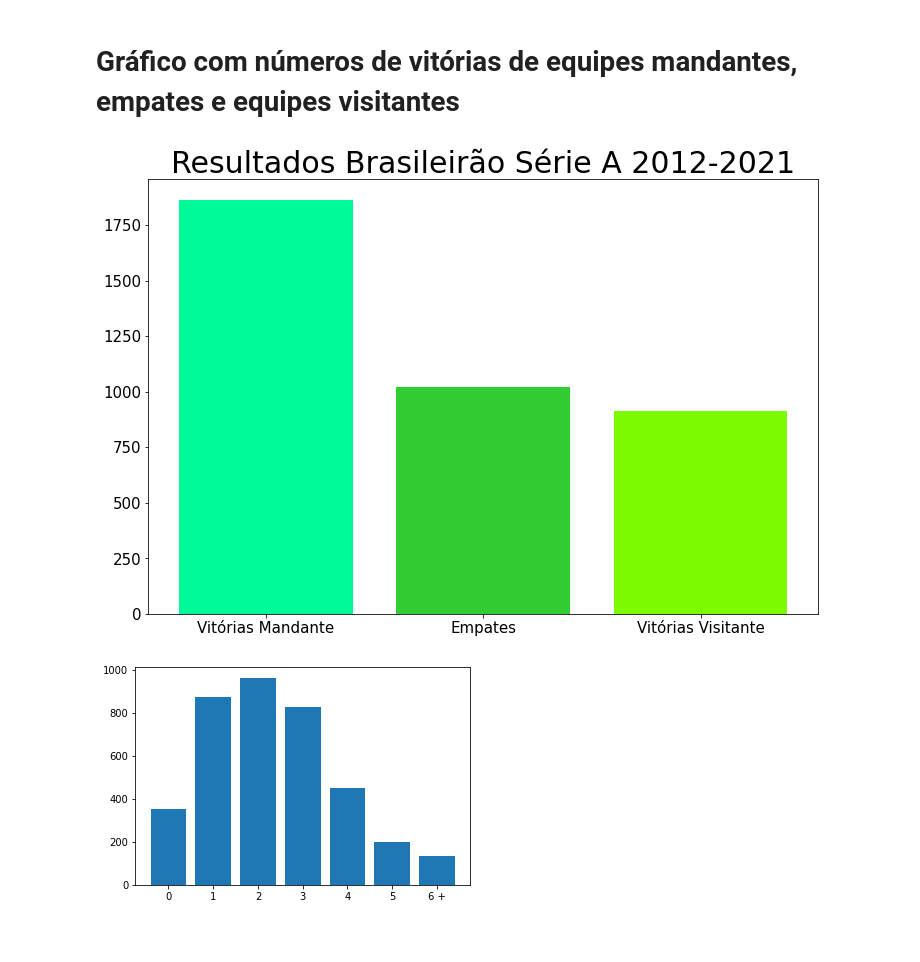
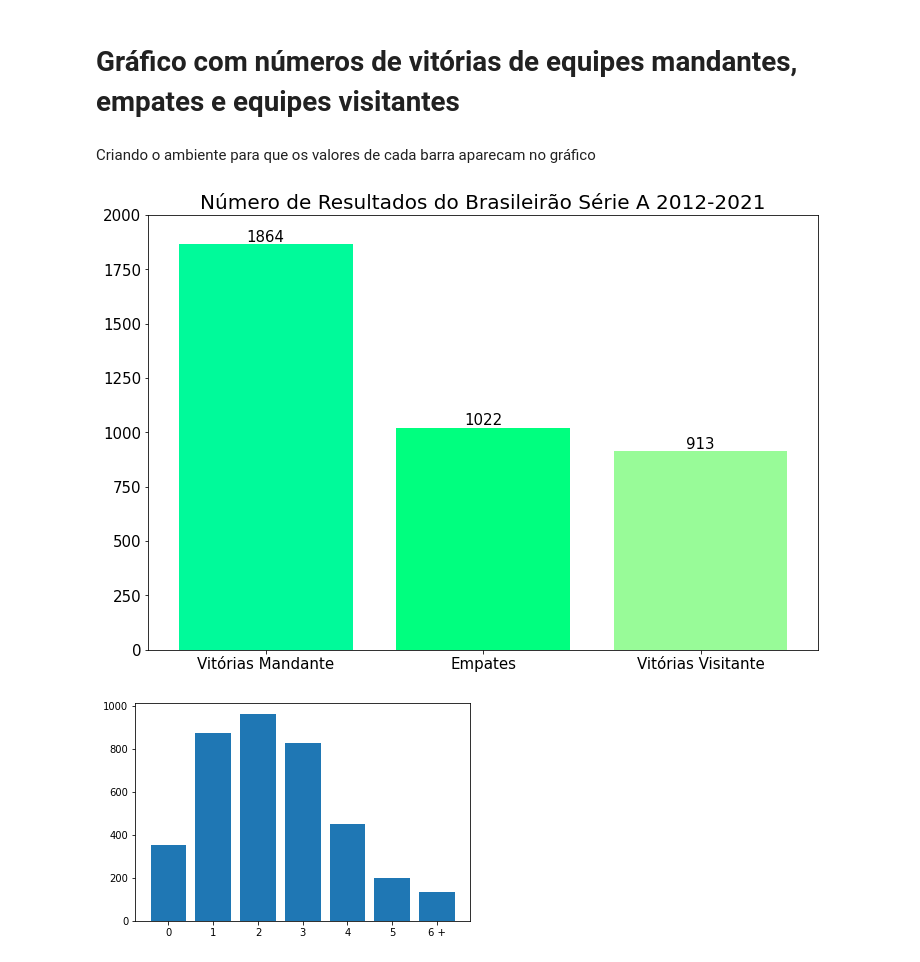
Before and after one commit to cientistadados93/brazilianSerieA, a Jupyter notebook: Serie_A_Brazilian.ipynb, the cells around one changed output. Drawn from its saved outputs; the diff is of its cells as text; code cells hidden in the pictures.

```diff
--- a/Serie_A_Brazilian.ipynb
+++ b/Serie_A_Brazilian.ipynb
@@ -54,17 +55,32 @@ Draws:26.89%
 Away wins:24.03%
 # %% [markdown]
 # **Gráfico com números de vitórias de equipes mandantes, empates e equipes visitantes**
+# %%
+resultados = ['Vitórias Mandante', 'Empates', 'Vitórias Visitante']
+# %% [markdown]
+Criando o ambiente para que os valores de cada barra aparecam no gráfico
 # %%
-x = np.arange(3)
-plt.figure(figsize=(12,8))
-plt.bar(x, results, color=['#00FA9A', '#32CD32', '#7CFC00'])
-plt.title("Resultados Brasileirão Série A 2012-2021", fontsize="30")
+x = np.arange(len(resultados)) #tamanho de itens no eixo X
+plt.figure(figsize=(12,8)) # determinando tamanho da figura/imagem
+
+plot = plt.bar(x, results, color=['#00FA9A', '#00FF7F', '#98FB98'])
+
+for i in plot.patches:
+  plt.annotate(i.get_height(),
+                (i.get_x() + i.get_width()/2,i.get_height()),
+                ha='center', va='baseline',fontsize=15,
+                xytext=(0,3),
+                textcoords='offset points'
+                )
+
+plt.title("Número de Resultados do Brasileirão Série A 2012-2021", fontsize="20")
 plt.yticks(size="15")
-plt.xticks(x, ('Vitórias Mandante', 'Empates', 'Vitórias Visitante'), size="15")
+plt.xticks(x, resultados, size="15")
+plt.ylim(0,2000)
 plt.savefig("Resultados.jpeg")
 plt.show()
 # %% [output]
-[figure, old version]
+[figure, new version]
 # %%
 #soma do total de gols em cada partida adicionado em uma nova coluna 'Total Goals'
 brazilA["Total Goals"] = brazilA.HG + brazilA.AG
```
Also changed, not shown: parts of 1 cell of this notebook.
